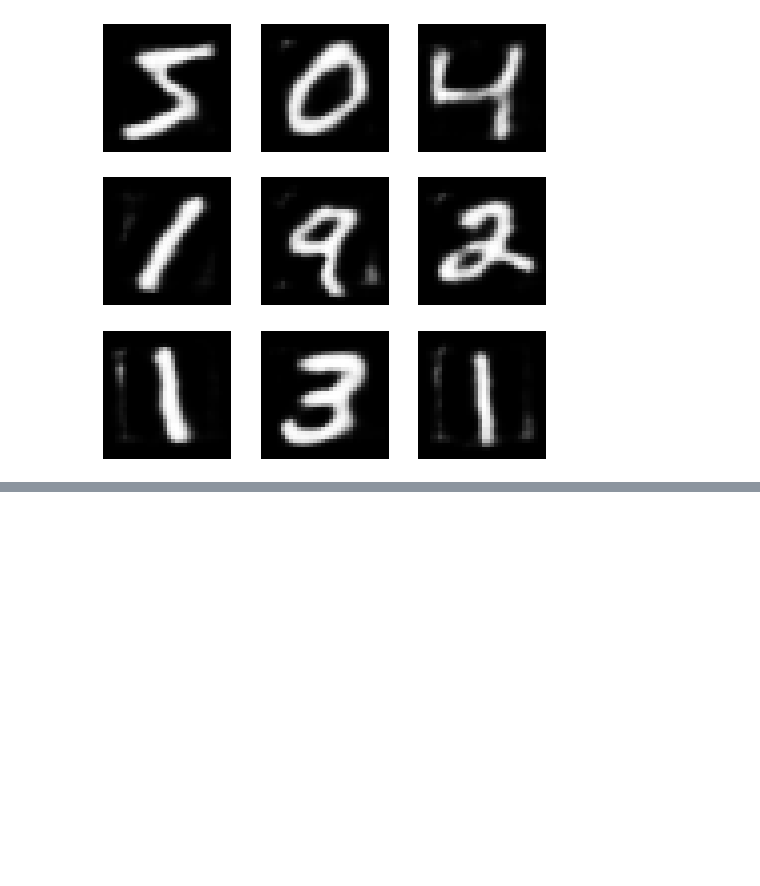
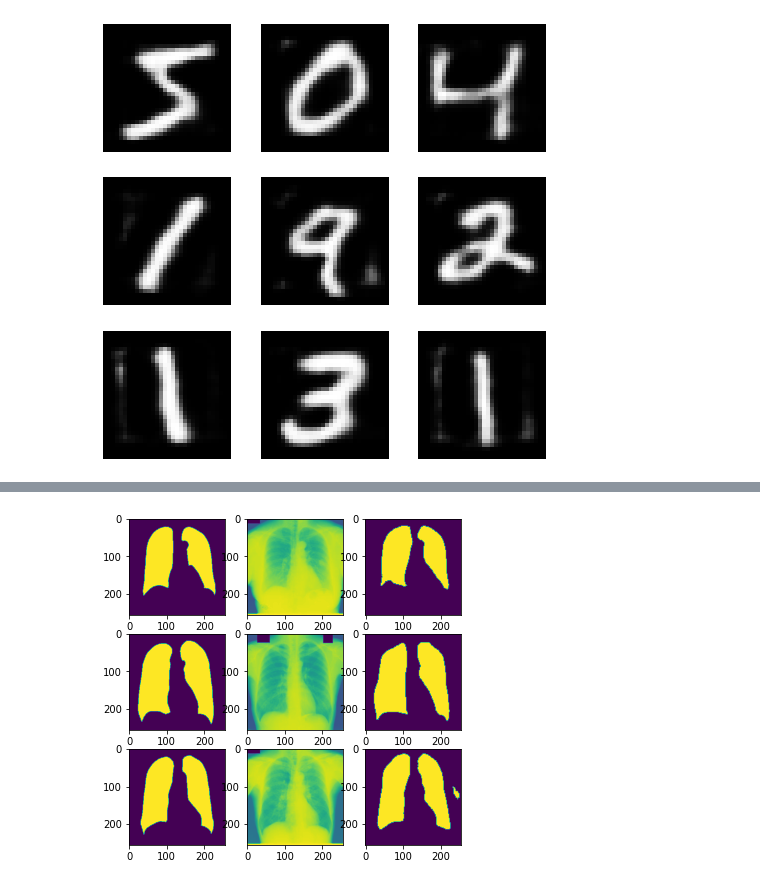
Before and after one commit to xHexlabx/AI-models, a Jupyter notebook: Auto Encoder/Basic_AutoEncoder.ipynb, the cells around one changed output, grey strips where cells are left out. Drawn from its saved outputs; the diff is of its cells as text; code cells hidden in the pictures; blank space fills up the shorter version.

```diff
--- a/Auto Encoder/Basic_AutoEncoder.ipynb
+++ b/Auto Encoder/Basic_AutoEncoder.ipynb
@@ -307,0 +376,2 @@ for i in range(9) :
+# %%
+segnet.fit(xtrain , ytrain , epochs = 500)
@@ -307,0 +397,27 @@ for i in range(9) :
+# %%
+path_test = "/content/drive/MyDrive/Datasets/Lung Segmentation Dataset/test"
+xtest= []
+ytest = []
+for file_name in os.listdir(path_test) :
+        if(file_name.endswith('.jpg')) :
+            xtest.append(plt.imread(os.path.join(path_test , file_name )))
+            ytest.append(plt.imread(os.path.join(path_test , file_name + '-msk.png')))
+# %%
+xtest = np.array(xtest)[ : , : , : , None] /255.0
+ytest = np.array(ytest)[: , : , : , None]
+# %%
+z = segnet(xtest)
+# %%
+fig = plt.figure(figsize = (6 , 6))
+
+for i in range(3) :
+    fig.add_subplot(3 , 3 , (i + 1) * 3 - 2)
+    plt.imshow(ytest[i][ : , : , 0] > 0.5 )
+
+    fig.add_subplot(3 , 3 , (i + 1) * 3 - 1 )
+    plt.imshow(xtest[i][ : , : , 0]  )
+
+    fig.add_subplot(3 , 3 , (i + 1) * 3  )
+    plt.imshow(z[i][ : , : , 0] > 0.5 )
+# %% [output]
+[figure, added]
```
Also changed, not shown: parts of 8 cells of this notebook.
